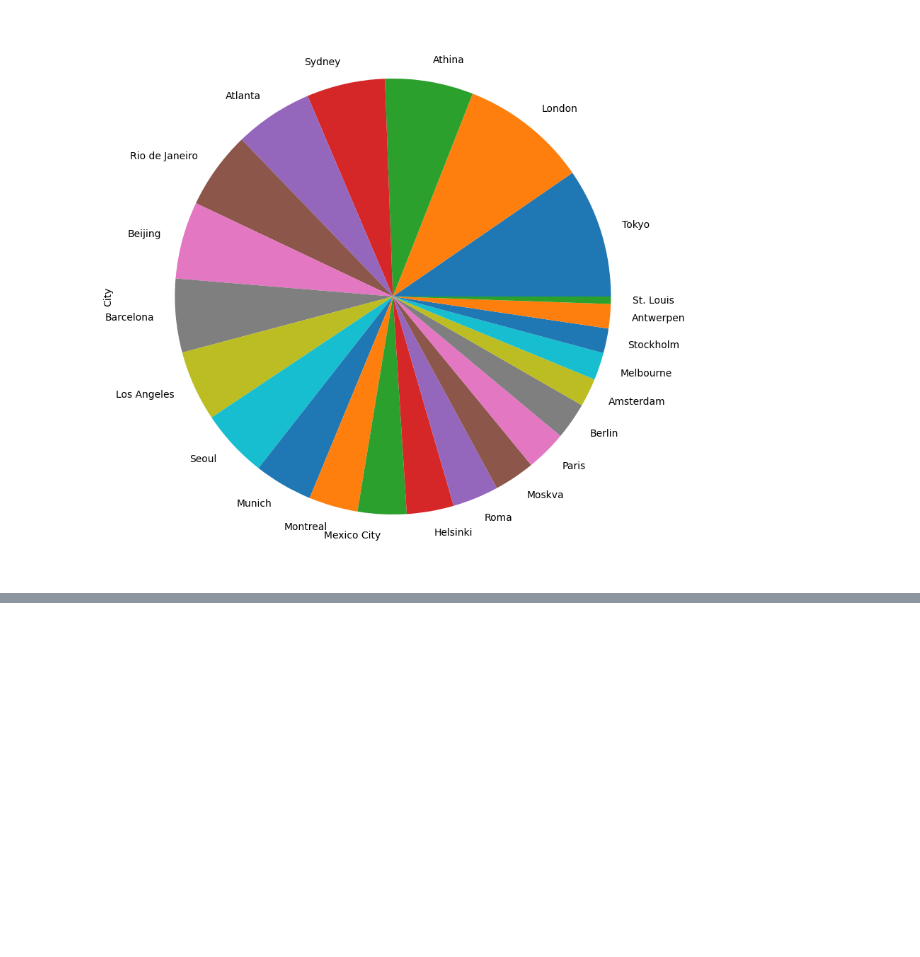
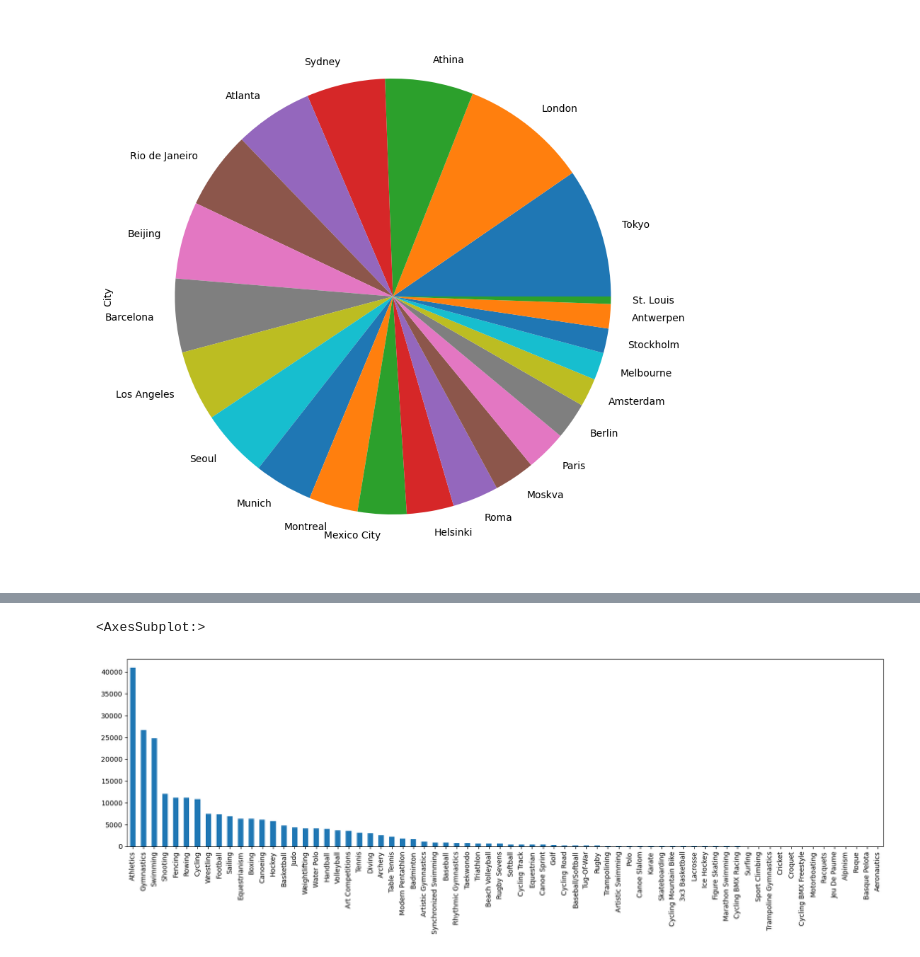
Before and after one commit to binda7/OG_pandas_pySpark_compare, a Jupyter notebook: Summer_Athletes_Olimpics_Analytics_Pandas_and_MatPlotLib.ipynb, the cells around one changed output, grey strips where cells are left out. Saved outputs shown, nothing was run; the diff lists cells and outputs as text; code cells hidden in the pictures; blank space fills up the shorter version.

```diff
--- a/Summer_Athletes_Olimpics_Analytics_Pandas_and_MatPlotLib.ipynb
+++ b/Summer_Athletes_Olimpics_Analytics_Pandas_and_MatPlotLib.ipynb
@@ -287,0 +369,7 @@ summer_athletes.query("Games == '2020 Summer'")
+# %%
+summer_athletes['Sport'].value_counts().plot(kind='bar', figsize=(20,5))
+
+# Time 1.3s
+# %% [output]
+<AxesSubplot:>
+[figure, added]
```
Also changed, not shown: parts of 8 cells of this notebook.
